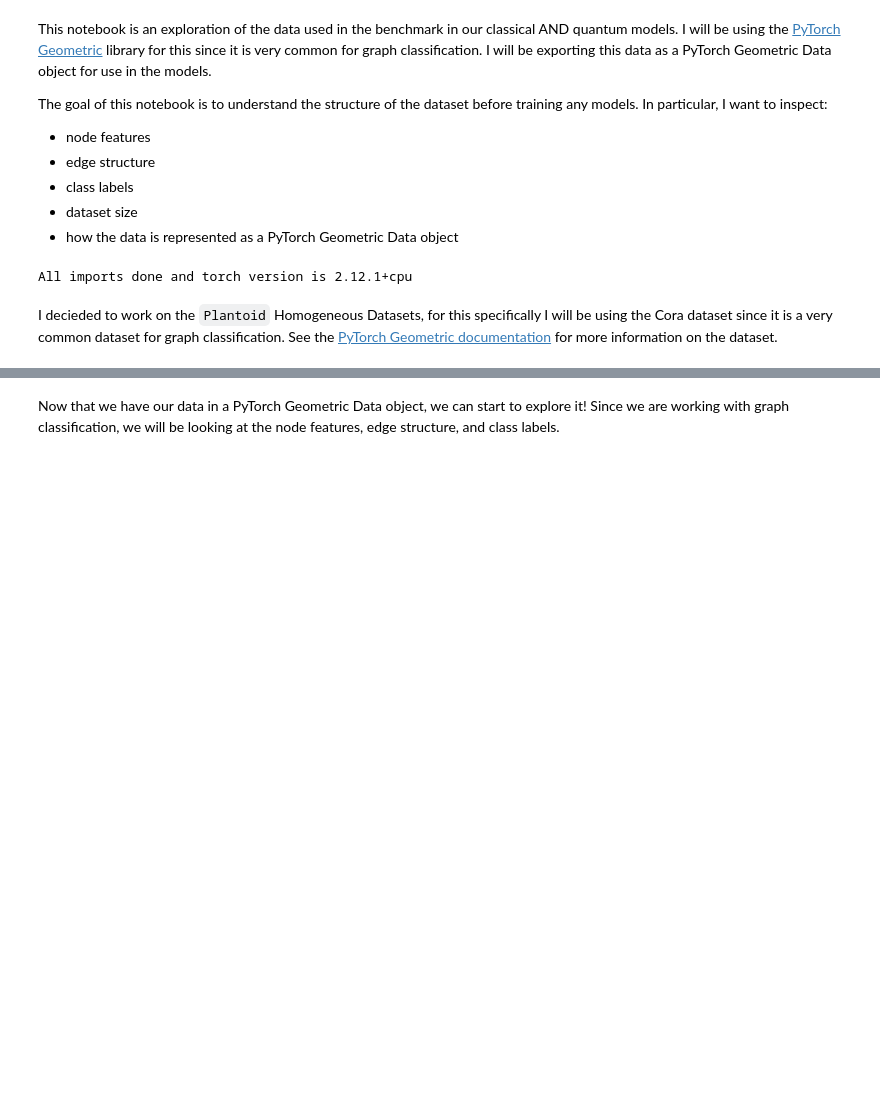
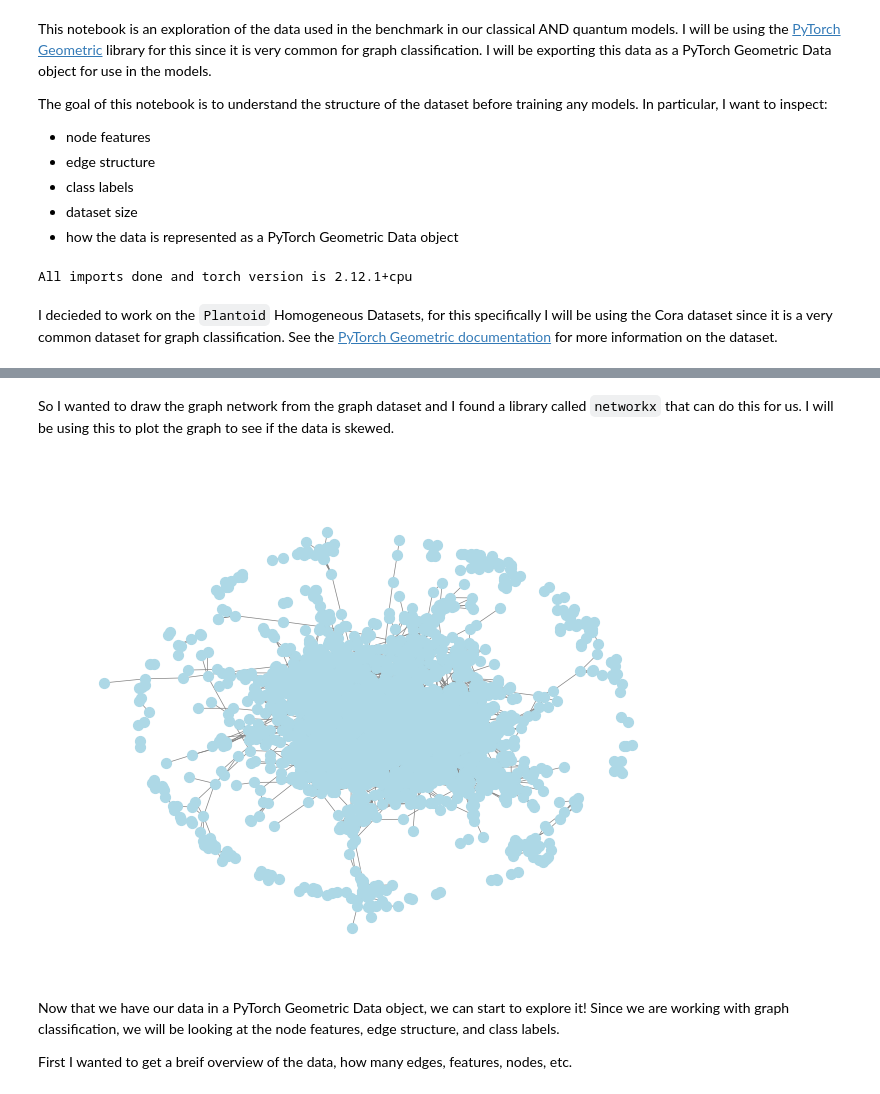
Before and after one commit to Aiden-Rader/qml-graph-benchmark, a Jupyter notebook: notebooks/01_data_exploration.ipynb, the cells around one changed output, grey strips where cells are left out. Cells and saved outputs as stored; diff of their text form; code cells hidden in the pictures; blank space fills up the shorter version.

Commit message:
Added Yang Salak paper and updates to notebooks. Data Exploration + Loading finished

```diff
--- a/notebooks/01_data_exploration.ipynb
+++ b/notebooks/01_data_exploration.ipynb
@@ -29,13 +36,15 @@ I decieded to work on the `Plantoid` Homogeneous Datasets, for this specifically
 # %%
 dataset_name = 'Cora'
 
-# Make root variable so that we can use it to see if it already exists. No Dupes
+# Keep the root path explicit so we can check for the cached processed file.
 root = Path(r'C:\GitHub\My Repos\qml-graph-benchmark\data')
+
 processed_file = root / dataset_name / 'processed' / 'data.pt'
 
 if not processed_file.exists():
-	Planetoid(root=str(root), name=dataset_name)
-	print('Loaded in dataset:', dataset_name)
+	print('Processed cache not found, creating dataset:', dataset_name)
 else:
-	print('Dataset already exists, skipping download:', dataset_name)
+	print('Processed cache found, loading dataset:', dataset_name)
+
+dataset = Planetoid(root=str(root), name=dataset_name)
 # %% [output]
@@ -53,2 +52,30 @@ Done!
+# %% [markdown]
+So I wanted to draw the graph network from the graph dataset and I found a library called `networkx` that can do this for us. I will be using this to plot the graph to see if the data is skewed.
+# %%
+import networkx as nx
+from torch_geometric.utils import to_networkx
+
+data = dataset[0]
+G = to_networkx(data, to_undirected = True)
+
+plt.Figure(figsize=(10, 10))
+pos = nx.spring_layout(G, seed = 42)
+
+nx.draw(
+	G,
+	pos,
+	with_labels = False,
+	node_size = 50,
+	node_color = 'lightblue',
+	edge_color = 'gray',
+	width = 0.5
+)
+
+plt.title('Cora Graph')
+plt.show()
+# %% [output]
+[figure, added]
 # %% [markdown]
 Now that we have our data in a PyTorch Geometric Data object, we can start to explore it! Since we are working with graph classification, we will be looking at the node features, edge structure, and class labels.
+
+First I wanted to get a breif overview of the data, how many edges, features, nodes, etc.
```
Also changed, not shown: parts of 10 cells of this notebook, 2 other files.
